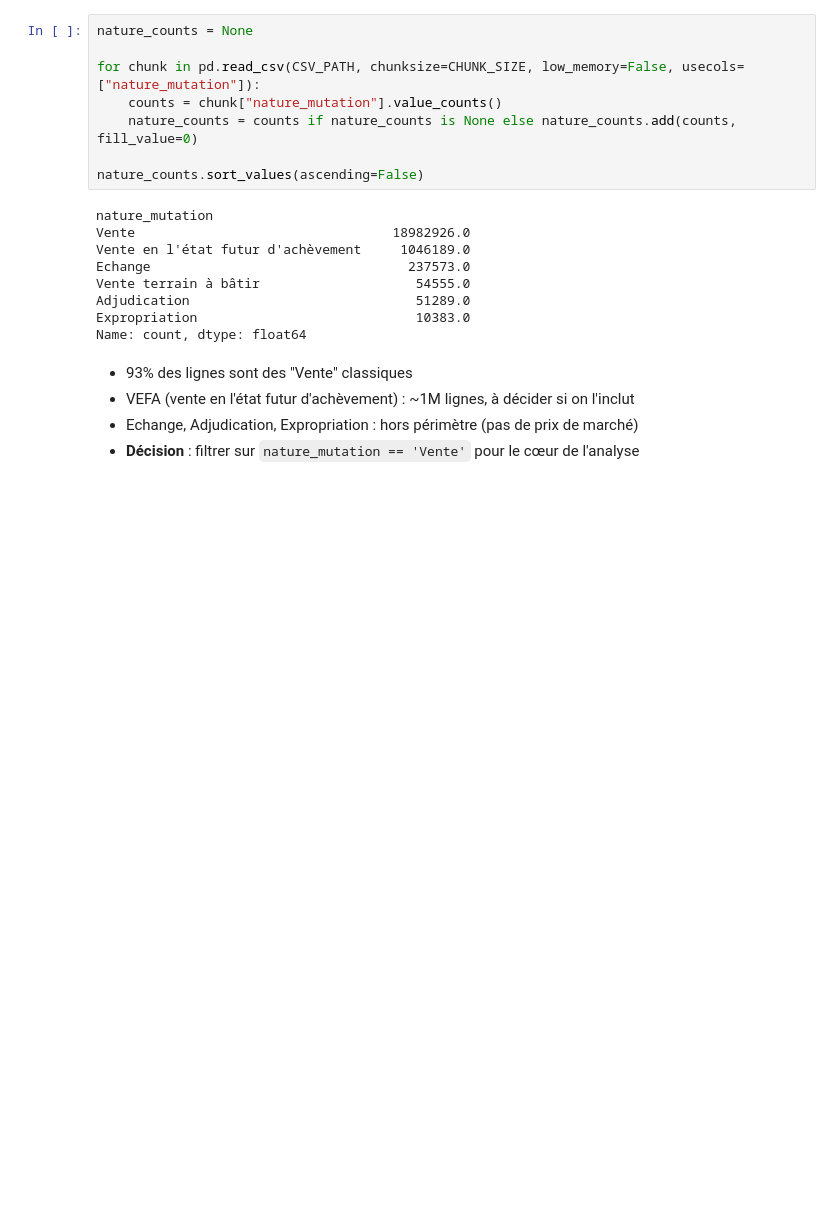
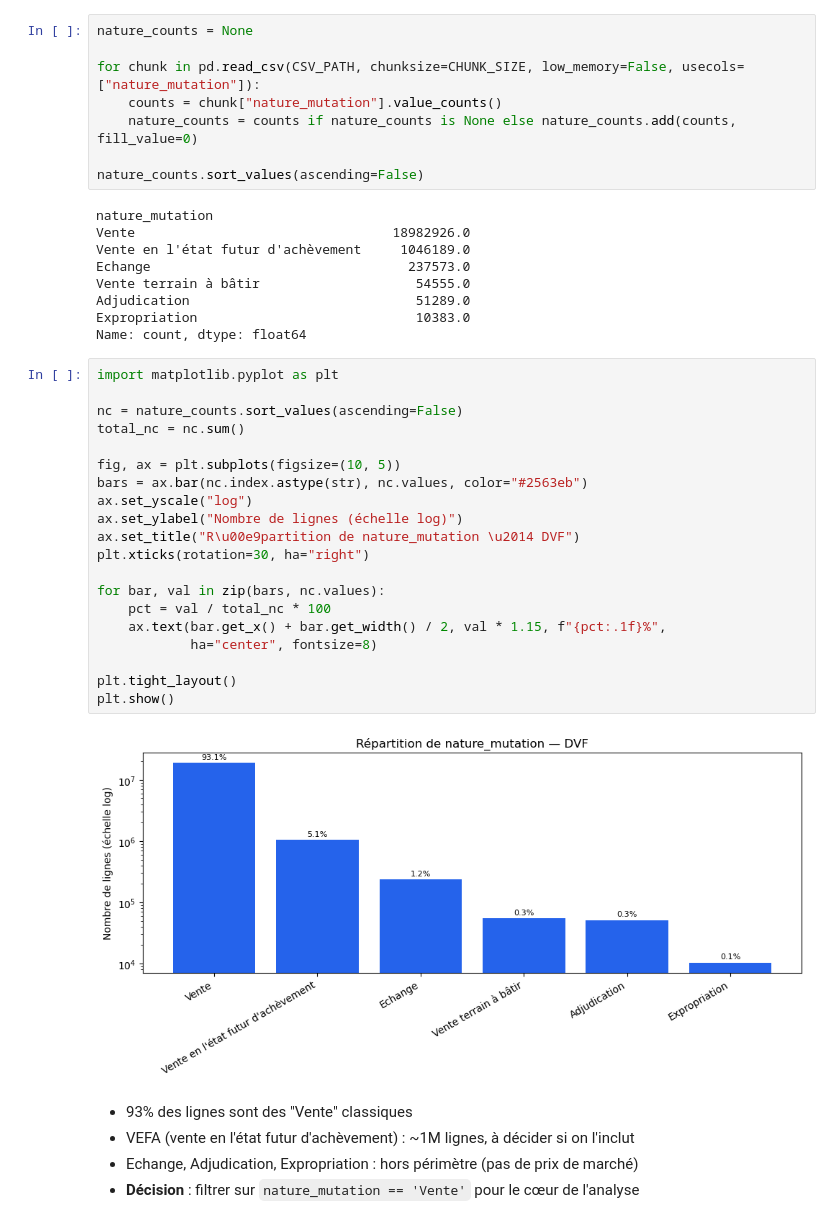
Before and after one commit to sanagargouri/projet-immo-france, a Jupyter notebook: notebooks/01_exploration_dvf.ipynb, the cells around one changed output. Drawn from its saved outputs; the diff is of its cells as text; blank space fills up the shorter version.

```diff
--- a/notebooks/01_exploration_dvf.ipynb
+++ b/notebooks/01_exploration_dvf.ipynb
@@ -147,6 +188,28 @@ Vente terrain à bâtir                    54555.0
 Adjudication                             51289.0
 Expropriation                            10383.0
 Name: count, dtype: float64
+# %%
+import matplotlib.pyplot as plt
+
+nc = nature_counts.sort_values(ascending=False)
+total_nc = nc.sum()
+
+fig, ax = plt.subplots(figsize=(10, 5))
+bars = ax.bar(nc.index.astype(str), nc.values, color="#2563eb")
+ax.set_yscale("log")
+ax.set_ylabel("Nombre de lignes (échelle log)")
+ax.set_title("R\u00e9partition de nature_mutation \u2014 DVF")
+plt.xticks(rotation=30, ha="right")
+
+for bar, val in zip(bars, nc.values):
+    pct = val / total_nc * 100
+    ax.text(bar.get_x() + bar.get_width() / 2, val * 1.15, f"{pct:.1f}%",
+            ha="center", fontsize=8)
+
+plt.tight_layout()
+plt.show()
+# %% [output]
+[figure, added]
 # %% [markdown]
 - 93% des lignes sont des "Vente" classiques
 - VEFA (vente en l'état futur d'achèvement) : ~1M lignes, à décider si on l'inclut
```
Also changed, not shown: parts of 4 cells of this notebook, 1 other file.
